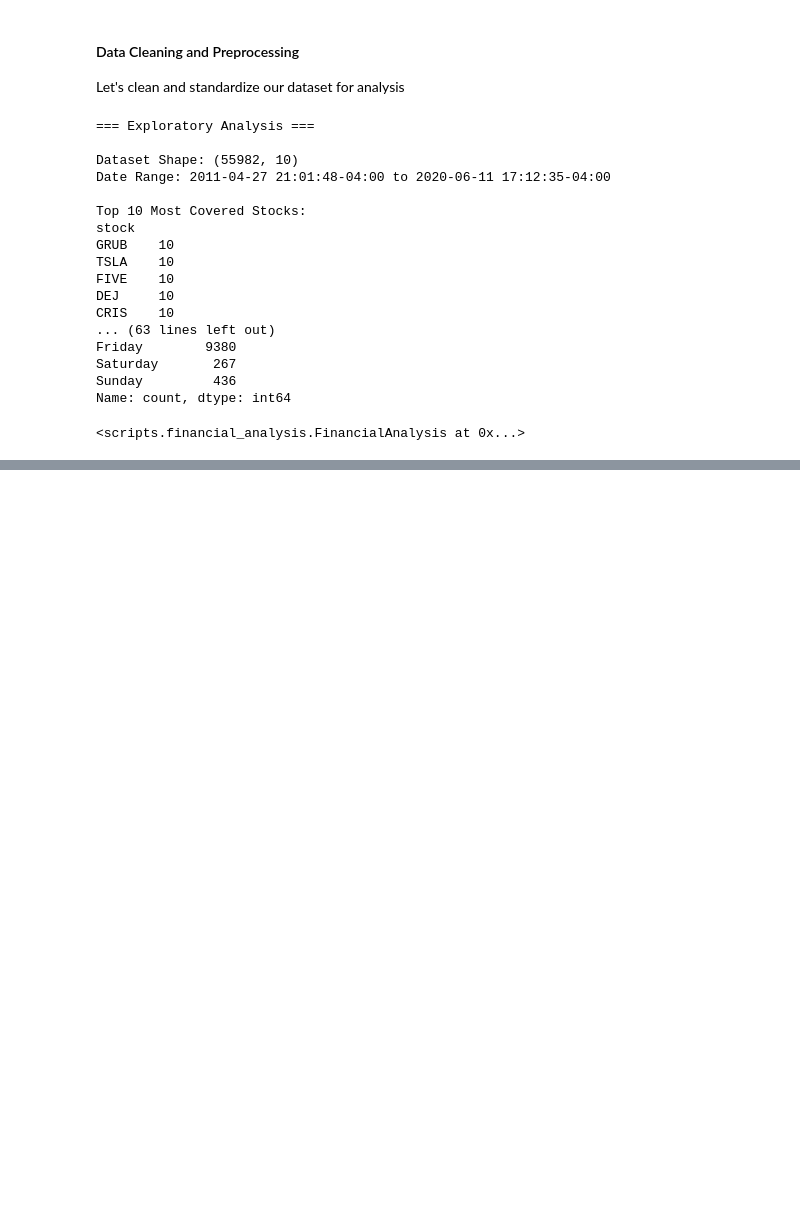
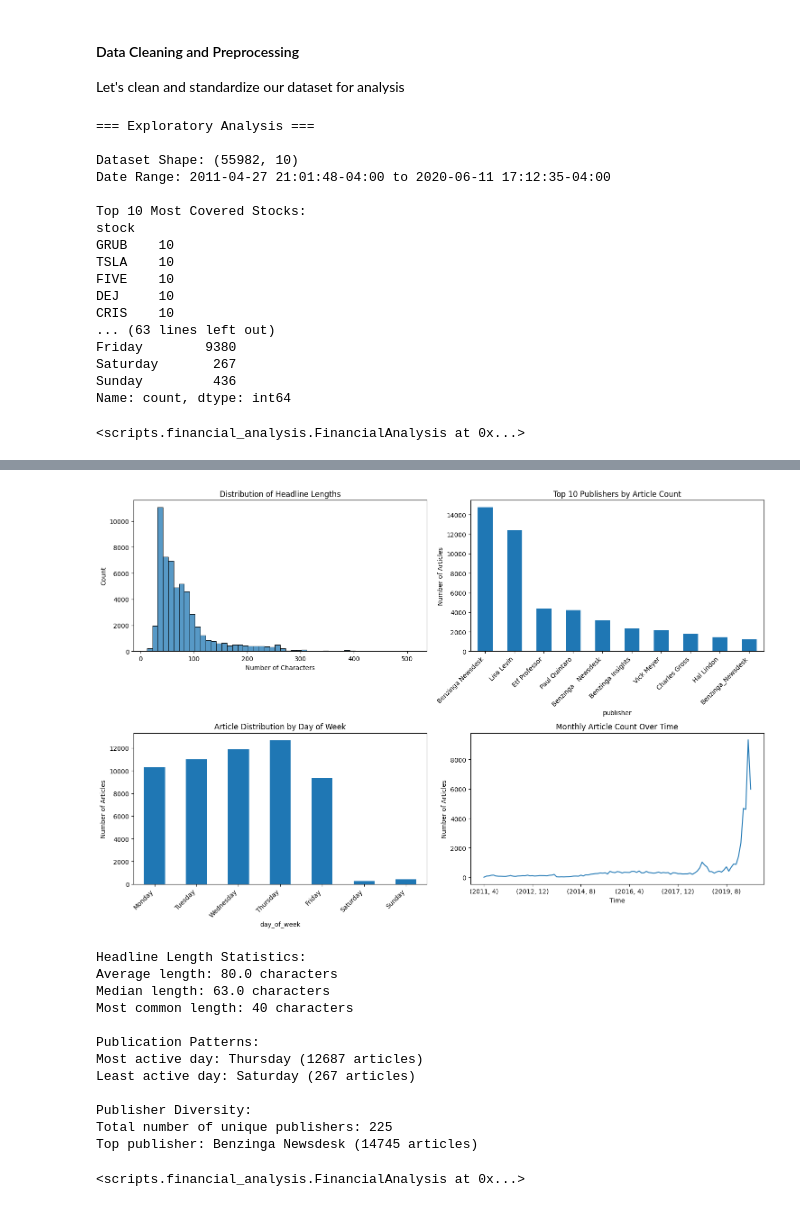
Before and after one commit to shewanek/KAIM_W1_FinanceNewsAnalytics, a Jupyter notebook: notebooks/eda.ipynb, the cells around one changed output, grey strips where cells are left out. Cells and saved outputs as stored; diff of their text form; code cells hidden in the pictures; blank space fills up the shorter version.

Commit message:
descriptive insght

```diff
--- a/notebooks/eda.ipynb
+++ b/notebooks/eda.ipynb
@@ -133,0 +117,17 @@ Name: count, dtype: int64
+# %%
+analysis.descriptive_statistics()
+# %% [output]
+[figure, added]
+Headline Length Statistics:
+Average length: 80.0 characters
+Median length: 63.0 characters
+Most common length: 40 characters
+
+Publication Patterns:
+Most active day: Thursday (12687 articles)
+Least active day: Saturday (267 articles)
+
+Publisher Diversity:
+Total number of unique publishers: 225
+Top publisher: Benzinga Newsdesk (14745 articles)
+<scripts.financial_analysis.FinancialAnalysis at 0x...>
```
Also changed, not shown: parts of 3 cells of this notebook, 1 other file.
